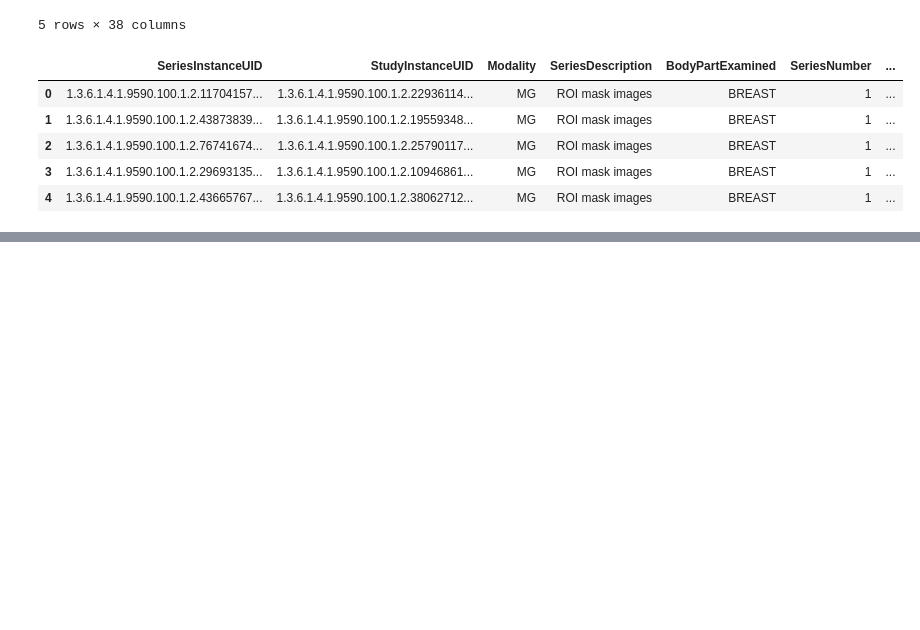
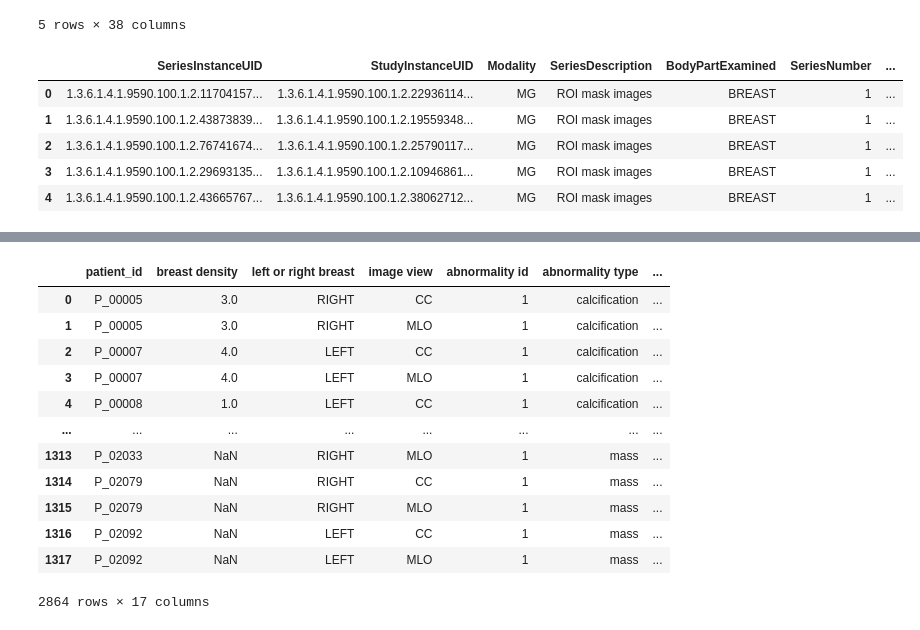
Before and after one commit to anuvindpramod/Mammography-prediction-model, a Jupyter notebook: notebook1.ipynb, the cells around one changed output, grey strips where cells are left out. Saved outputs shown, nothing was run; the diff lists cells and outputs as text; code cells hidden in the pictures; blank space fills up the shorter version.

```diff
--- a/notebook1.ipynb
+++ b/notebook1.ipynb
@@ -65,0 +111,24 @@ meta.head()
+# %%
+csv_dir='datasets/csv'
+image_dir='datasets/jpeg'
+
+combined_df=pd.concat([calc_train,mass_train])
+
+#splitting
+train_df,val_df=train_test_split(combined_df,test_size=0.2,stratify=combined_df['pathology'])
+# %%
+combined_df
+# %% [output]
+|  | patient_id | breast density | left or right breast | image view | abnormality id | abnormality type | ... |
+| 0 | P_00005 | 3.0 | RIGHT | CC | 1 | calcification | ... |
+| 1 | P_00005 | 3.0 | RIGHT | MLO | 1 | calcification | ... |
+| 2 | P_00007 | 4.0 | LEFT | CC | 1 | calcification | ... |
+| 3 | P_00007 | 4.0 | LEFT | MLO | 1 | calcification | ... |
+| 4 | P_00008 | 1.0 | LEFT | CC | 1 | calcification | ... |
+| ... | ... | ... | ... | ... | ... | ... | ... |
+| 1313 | P_02033 | NaN | RIGHT | MLO | 1 | mass | ... |
+| 1314 | P_02079 | NaN | RIGHT | CC | 1 | mass | ... |
+| 1315 | P_02079 | NaN | RIGHT | MLO | 1 | mass | ... |
+| 1316 | P_02092 | NaN | LEFT | CC | 1 | mass | ... |
+| 1317 | P_02092 | NaN | LEFT | MLO | 1 | mass | ... |
+2864 rows × 17 columns
```
Also changed, not shown: parts of 12 cells of this notebook, 4 other files.
